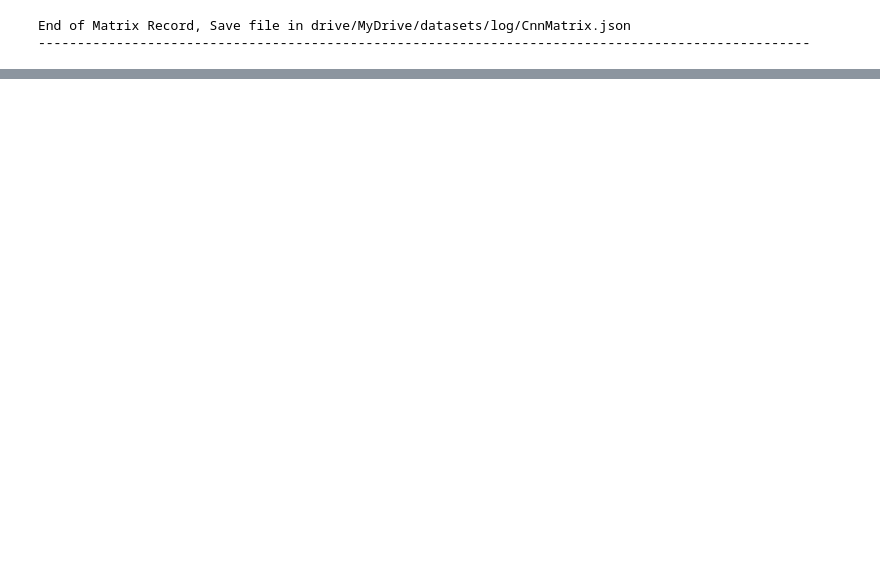
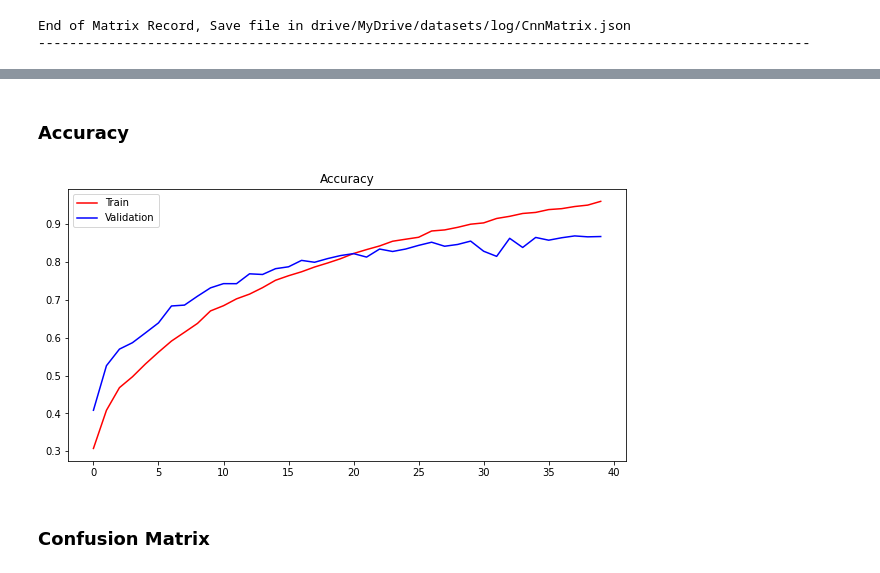
Before and after one commit to Sky0307/2022DLProject, a Jupyter notebook: training.ipynb, the cells around one changed output, grey strips where cells are left out. Cells and saved outputs as stored; diff of their text form; code cells hidden in the pictures; blank space fills up the shorter version.

```diff
--- a/training.ipynb
+++ b/training.ipynb
@@ -589,0 +601,14 @@ Genre reggae: 0.78%
+# %% [markdown]
+### Accuracy
+# %%
+plt.figure(figsize=(10, 5))
+plt.plot(cnn['train_accu'], color='r', label='Train')
+plt.plot(cnn['valid_accu'], color='b', label='Validation')
+plt.title('Accuracy')
+plt.legend(loc="best")
+plt.savefig("drive/MyDrive/datasets/pictures/Training Accuracy vs Epochs")
+plt.show()
+# %% [output]
+[figure, added]
+# %% [markdown]
+### Confusion Matrix
```
Also changed, not shown: parts of 32 cells of this notebook.
